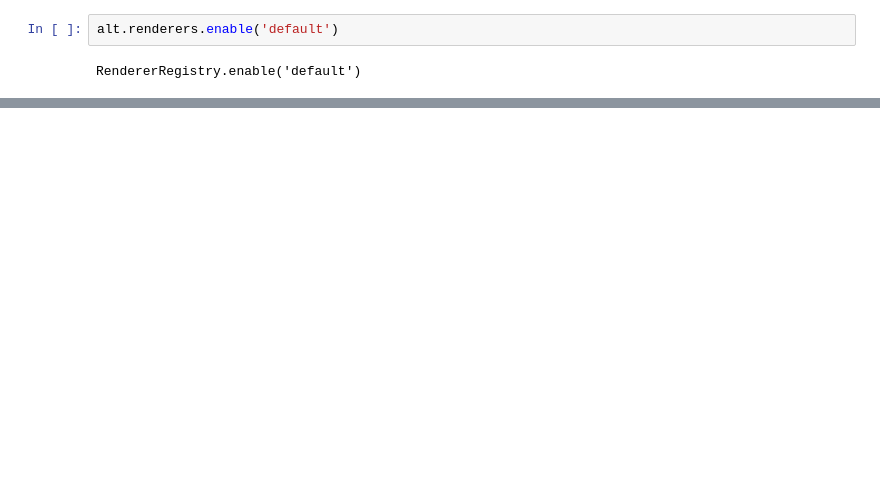
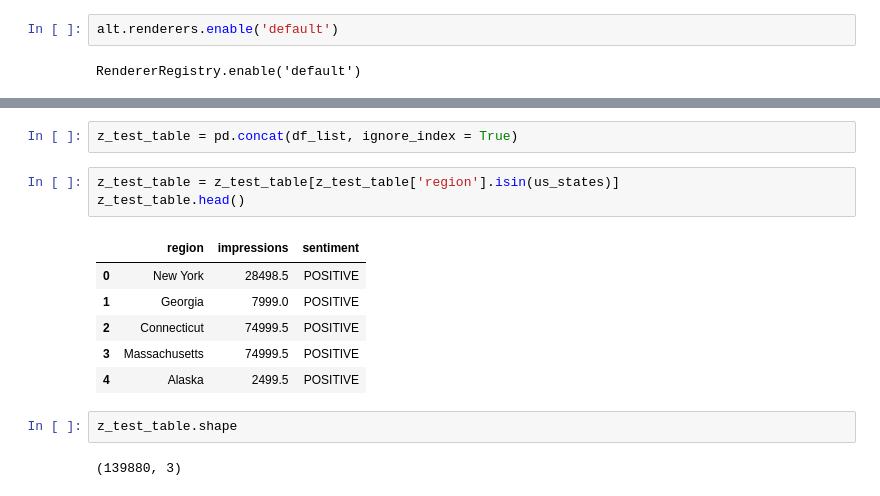
Before and after one commit to rpillai7/Facebook-Ads-Project, a Jupyter notebook: New_FB_Ads_Virtual.ipynb, the cells around one changed output, grey strips where cells are left out. Cells and saved outputs as stored; diff of their text form; blank space fills up the shorter version.

```diff
--- a/New_FB_Ads_Virtual.ipynb
+++ b/New_FB_Ads_Virtual.ipynb
@@ -210,0 +239,16 @@ alt.layer(plot,outline)
+# %%
+z_test_table = pd.concat(df_list, ignore_index = True)
+# %%
+z_test_table = z_test_table[z_test_table['region'].isin(us_states)]
+z_test_table.head()
+# %% [output]
+|  | region | impressions | sentiment |
+| 0 | New York | 28498.5 | POSITIVE |
+| 1 | Georgia | 7999.0 | POSITIVE |
+| 2 | Connecticut | 74999.5 | POSITIVE |
+| 3 | Massachusetts | 74999.5 | POSITIVE |
+| 4 | Alaska | 2499.5 | POSITIVE |
+# %%
+z_test_table.shape
+# %% [output]
+(139880, 3)
```
Also changed, not shown: parts of 26 cells of this notebook.
